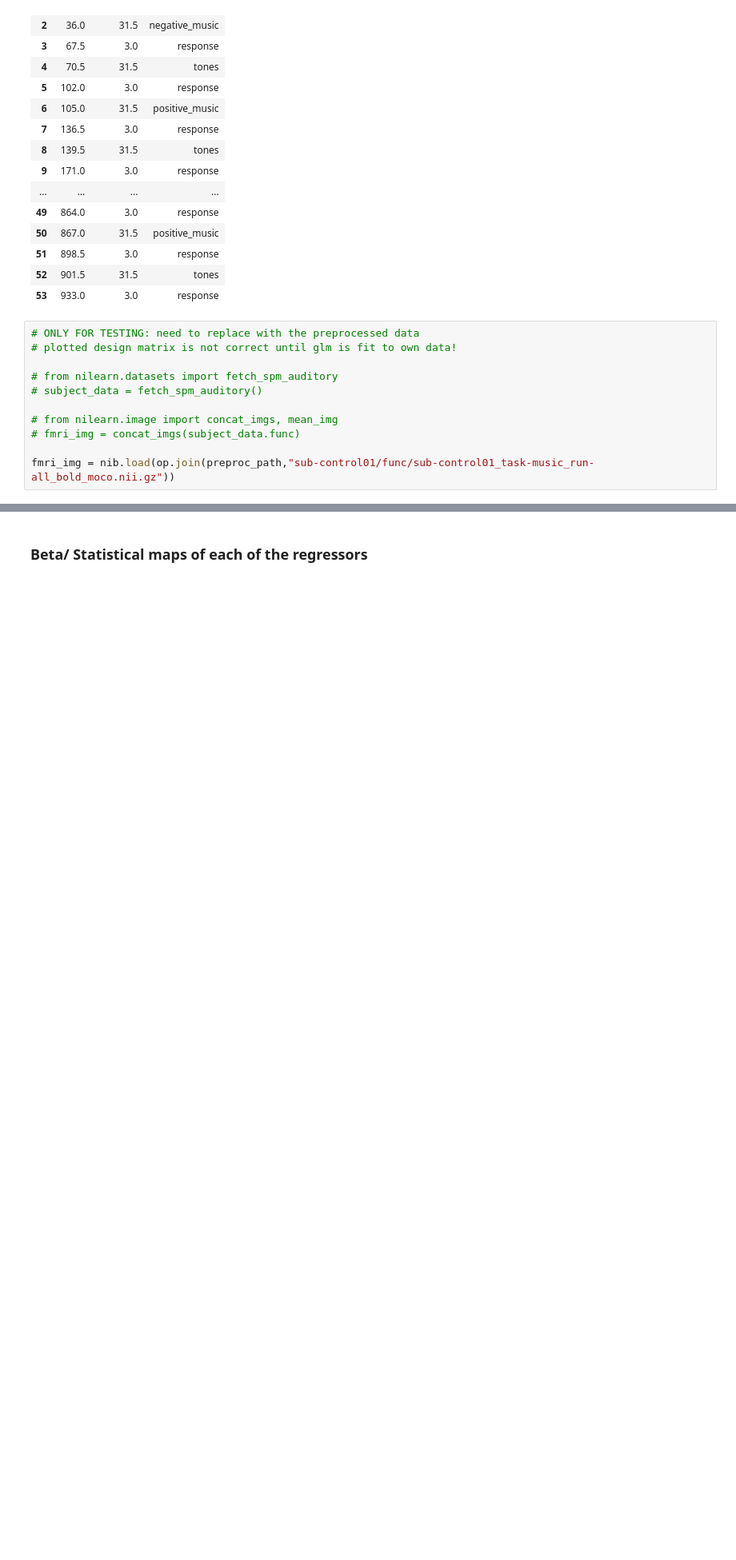
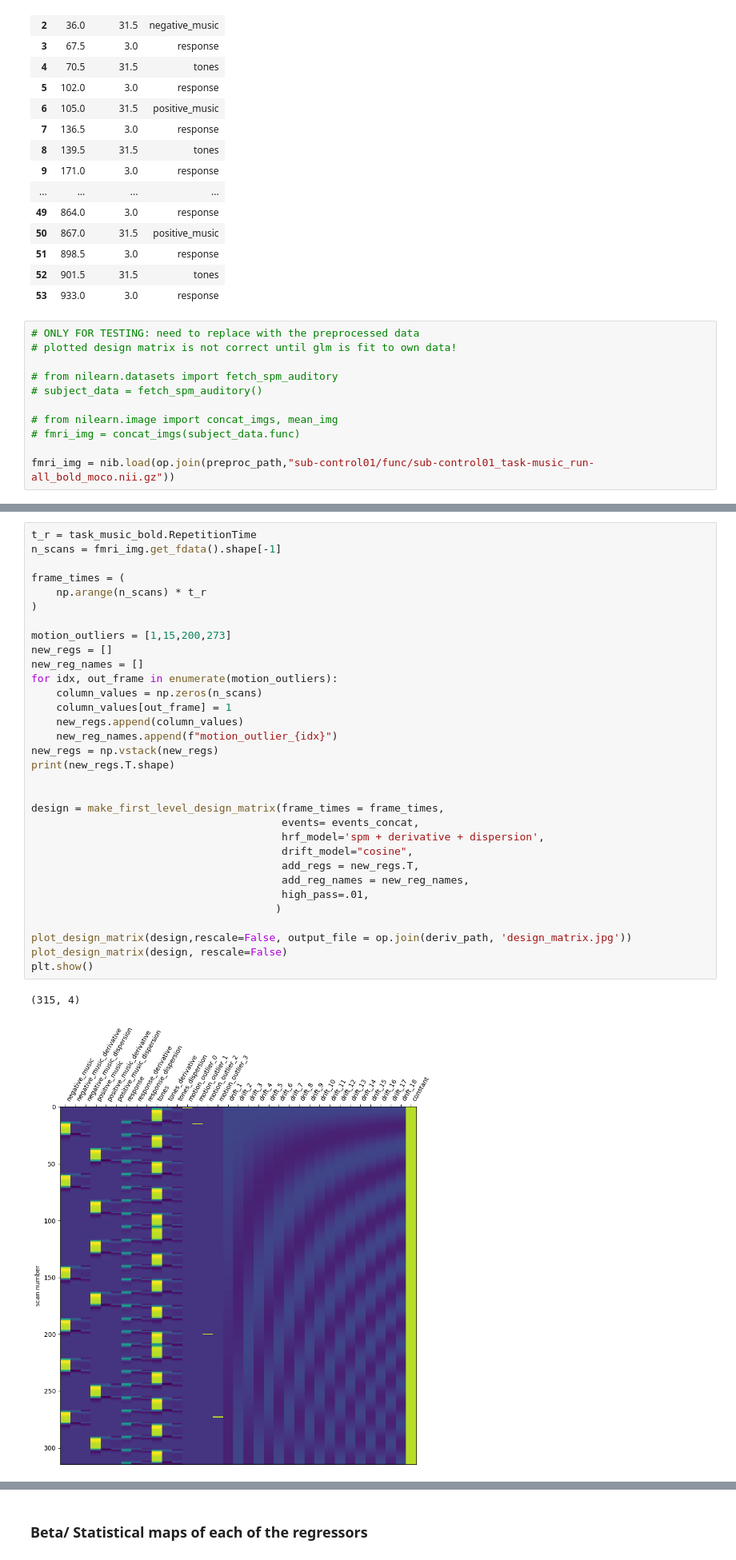
Before and after one commit to gdederichs/NSSP_project_1, a Jupyter notebook: design_matrix.ipynb, the cells around one changed output, grey strips where cells are left out. Shown at 80% size. Drawn from its saved outputs; the diff is of its cells as text; blank space fills up the shorter version.

```diff
--- a/design_matrix.ipynb
+++ b/design_matrix.ipynb
@@ -95,0 +96,35 @@ plot_design_matrix(design,rescale=True, output_file = op.join(deriv_path, 'desig
+# %%
+t_r = task_music_bold.RepetitionTime
+n_scans = fmri_img.get_fdata().shape[-1]
+
+frame_times = (
+    np.arange(n_scans) * t_r
+)
+
+motion_outliers = [1,15,200,273]
+new_regs = []
+new_reg_names = []
+for idx, out_frame in enumerate(motion_outliers):
+    column_values = np.zeros(n_scans)
+    column_values[out_frame] = 1
+    new_regs.append(column_values)
+    new_reg_names.append(f"motion_outlier_{idx}")
+new_regs = np.vstack(new_regs)
+print(new_regs.T.shape)
+
+
+design = make_first_level_design_matrix(frame_times = frame_times,
+                                        events= events_concat,
+                                        hrf_model='spm + derivative + dispersion',
+                                        drift_model="cosine",
+                                        add_regs = new_regs.T,
+                                        add_reg_names = new_reg_names,
+                                        high_pass=.01,
+                                       )
+
+plot_design_matrix(design,rescale=False, output_file = op.join(deriv_path, 'design_matrix.jpg'))
+plot_design_matrix(design, rescale=False)
+plt.show()
+# %% [output]
+(315, 4)
+[figure, added]
```
Also changed, not shown: parts of 10 cells of this notebook, 2 other files.
